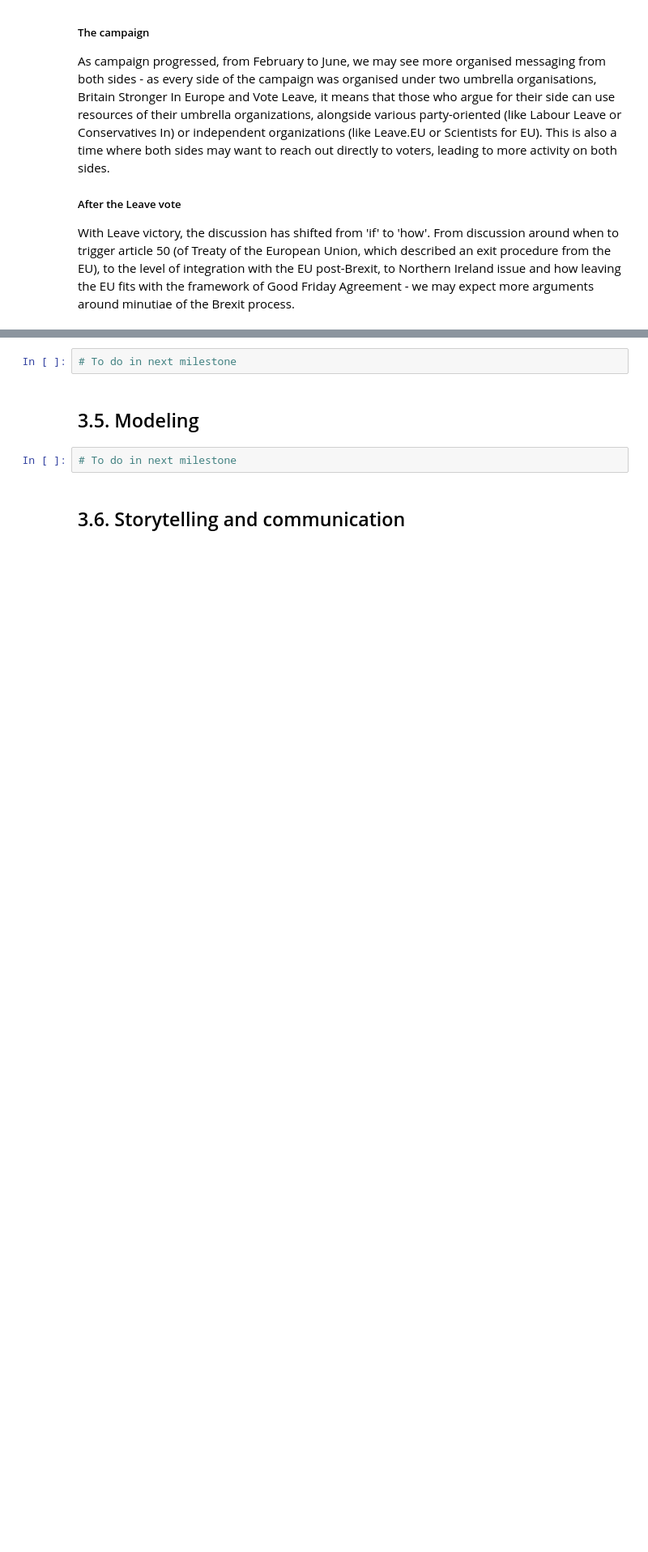
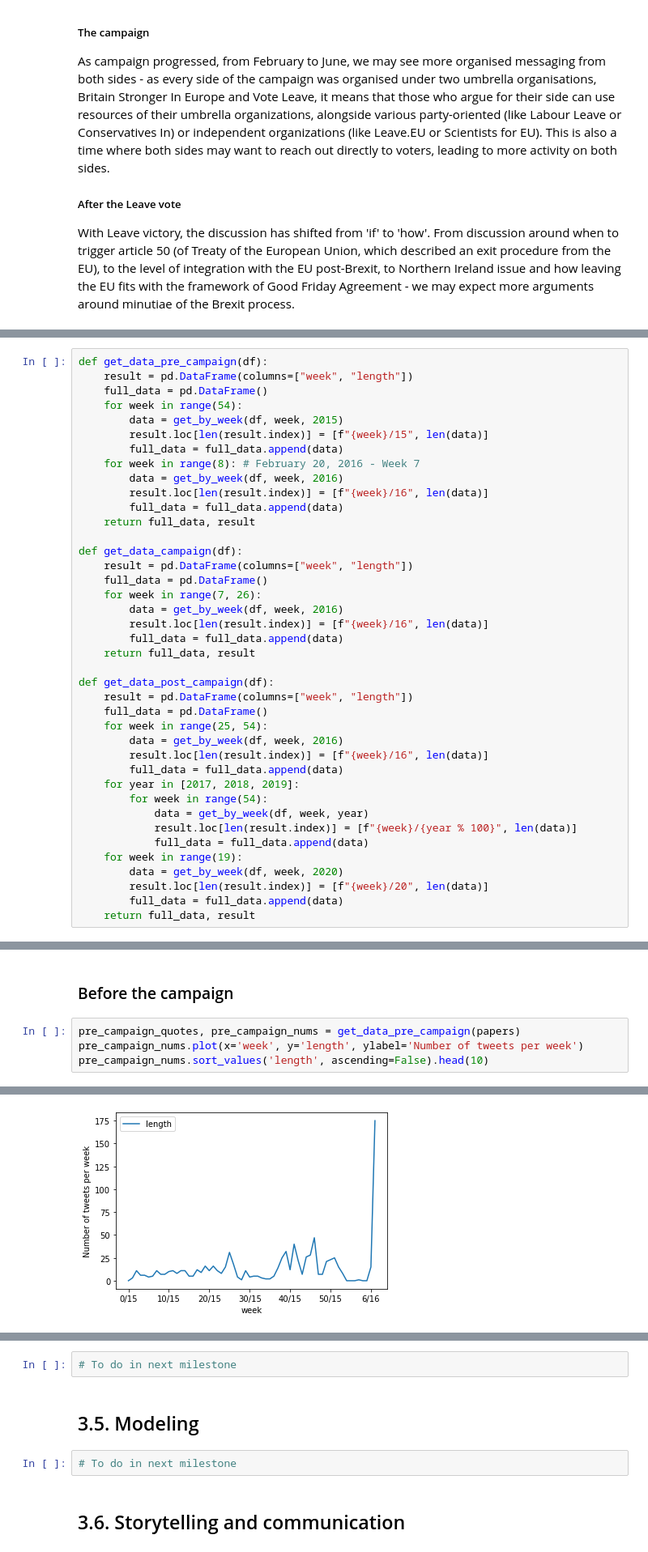
Before and after one commit to epfl-ada/ada-2021-project-kava, a Jupyter notebook: milestone2_template.ipynb, the cells around one changed output, grey strips where cells are left out. Shown at 81% size. Cells and saved outputs as stored; diff of their text form; blank space fills up the shorter version.

```diff
--- a/milestone2_template.ipynb
+++ b/milestone2_template.ipynb
@@ -1703,0 +1731,40 @@ With Leave victory, the discussion has shifted from 'if' to 'how'. From discussi
+# %%
+def get_data_pre_campaign(df):
+    result = pd.DataFrame(columns=["week", "length"])
+    full_data = pd.DataFrame()
+    for week in range(54):
+        data = get_by_week(df, week, 2015)
+        result.loc[len(result.index)] = [f"{week}/15", len(data)]
+        full_data = full_data.append(data)
+    for week in range(8): # February 20, 2016 - Week 7
+        data = get_by_week(df, week, 2016)
+        result.loc[len(result.index)] = [f"{week}/16", len(data)]
+        full_data = full_data.append(data)
+    return full_data, result
+
+def get_data_campaign(df):
+    result = pd.DataFrame(columns=["week", "length"])
+    full_data = pd.DataFrame()
+    for week in range(7, 26):
+        data = get_by_week(df, week, 2016)
+        result.loc[len(result.index)] = [f"{week}/16", len(data)]
+        full_data = full_data.append(data)
+    return full_data, result
+
+def get_data_post_campaign(df):
+    result = pd.DataFrame(columns=["week", "length"])
+    full_data = pd.DataFrame()
+    for week in range(25, 54):
+        data = get_by_week(df, week, 2016)
+        result.loc[len(result.index)] = [f"{week}/16", len(data)]
+        full_data = full_data.append(data)
+    for year in [2017, 2018, 2019]:
+        for week in range(54):
+            data = get_by_week(df, week, year)
+            result.loc[len(result.index)] = [f"{week}/{year % 100}", len(data)]
+            full_data = full_data.append(data)
+    for week in range(19):
+        data = get_by_week(df, week, 2020)
+        result.loc[len(result.index)] = [f"{week}/20", len(data)]
+        full_data = full_data.append(data)
+    return full_data, result
@@ -1703,0 +1773,7 @@ With Leave victory, the discussion has shifted from 'if' to 'how'. From discussi
+# %% [markdown]
+### Before the campaign
+# %%
+pre_campaign_quotes, pre_campaign_nums = get_data_pre_campaign(papers)
+pre_campaign_nums.plot(x='week', y='length', ylabel='Number of tweets per week')
+pre_campaign_nums.sort_values('length', ascending=False).head(10)
+# %% [output]
@@ -1703,0 +1791 @@ With Leave victory, the discussion has shifted from 'if' to 'how'. From discussi
+[figure, added]
```
Also changed, not shown: parts of 70 cells of this notebook.
